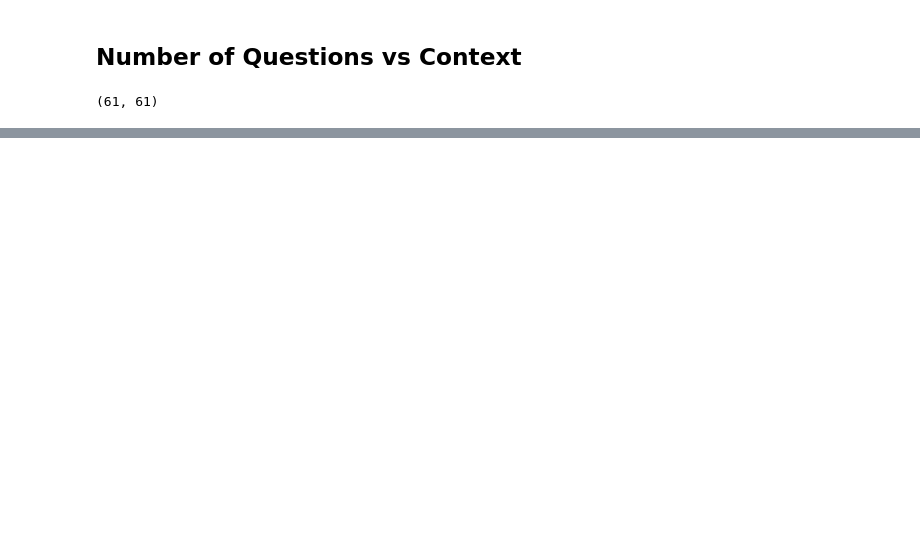
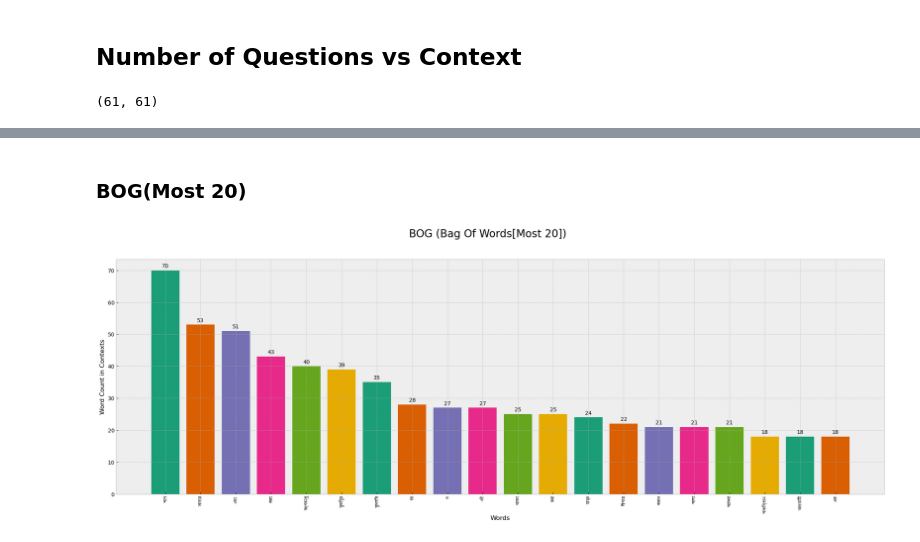
Before and after one commit to afschowdhury/m_jiggasa_test, a Jupyter notebook: schema experiments/final files/data_analysis.ipynb, the cells around one changed output, grey strips where cells are left out. Saved outputs shown, nothing was run; the diff lists cells and outputs as text; code cells hidden in the pictures; blank space fills up the shorter version.

```diff
--- a/schema experiments/final files/data_analysis.ipynb
+++ b/schema experiments/final files/data_analysis.ipynb
@@ -202,0 +282,4 @@ plot_bar_plot([*range(1,len(ctx_ques)+1,1)],
+# %%
+words_20 = [w[0] for w in most_occured_20]
+
+words_20
@@ -202,0 +307,3 @@ plot_bar_plot([*range(1,len(ctx_ques)+1,1)],
+# %%
+w_c_20 = [w[1] for w in most_occured_20]
+w_c_20
@@ -202,0 +331,6 @@ plot_bar_plot([*range(1,len(ctx_ques)+1,1)],
+# %% [markdown]
+### BOG(Most 20)
+# %%
+plot_bar_plot(words_20,w_c_20,"Words","Word Count in Contexts","BOG (Bag Of Words[Most 20])",show_x=True,show_number=True)
+# %% [output]
+[figure, added]
```
Also changed, not shown: parts of 73 cells of this notebook, 28 other files.
